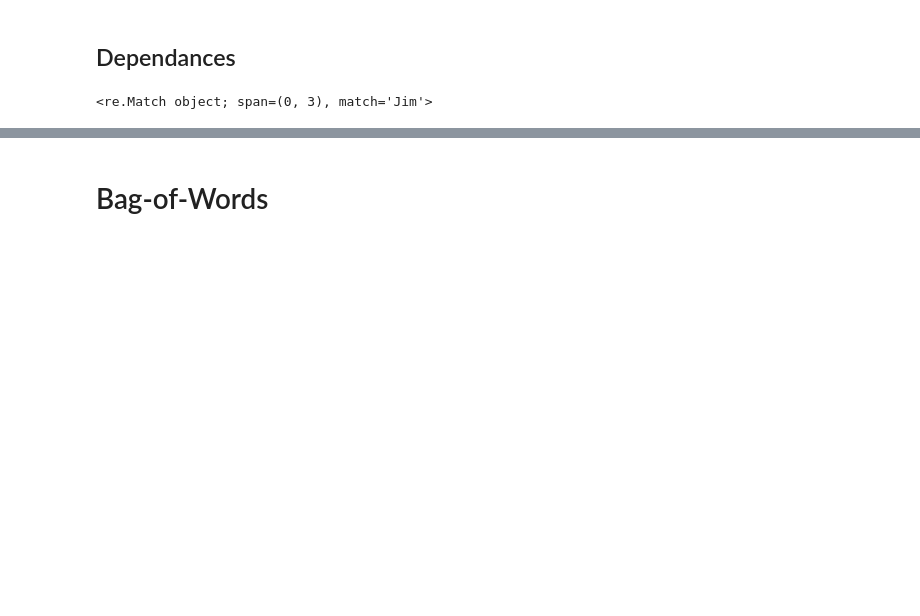
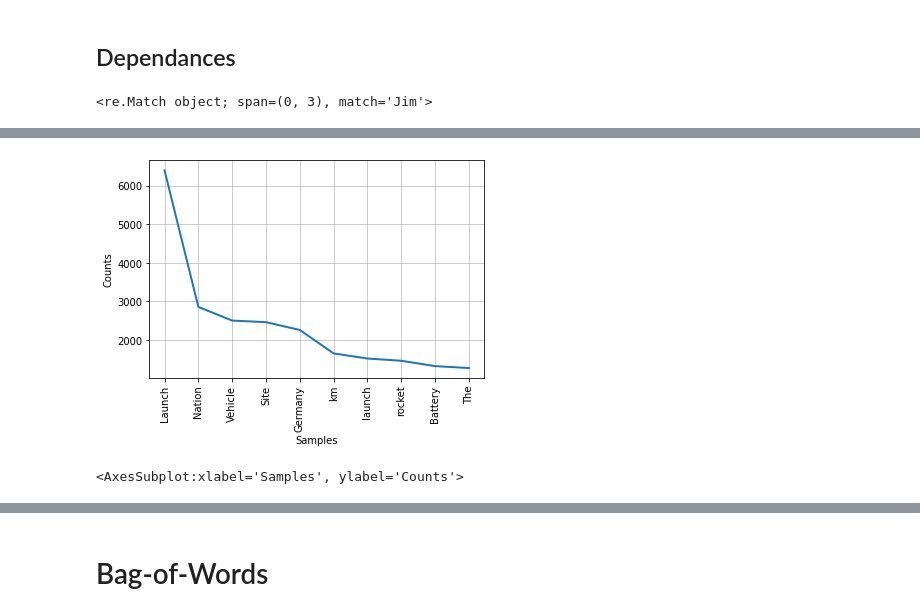
Before and after one commit to DJimmie/NLP-Training, a Jupyter notebook: nltk/dcamp_nlp.ipynb, the cells around one changed output, grey strips where cells are left out. Saved outputs shown, nothing was run; the diff lists cells and outputs as text; code cells hidden in the pictures; blank space fills up the shorter version.

```diff
--- a/nltk/dcamp_nlp.ipynb
+++ b/nltk/dcamp_nlp.ipynb
@@ -64,0 +141,6 @@ re.findall(digits,text)
+# %%
+from nltk.corpus import stopwords
+
+list_of_stopwords=stopwords.words("english")
+
+print(list_of_stopwords)
@@ -64,0 +151,6 @@ re.findall(digits,text)
+# %%
+clean_words=[w for w in words_no_punc if w not in list_of_stopwords]
+
+print(clean_words)
+
+print(len(clean_words))
@@ -64,0 +161,4 @@ re.findall(digits,text)
+# %%
+fdist=FreqDist(clean_words)
+
+fdist.most_common(10)
@@ -64,0 +176,5 @@ re.findall(digits,text)
+# %%
+fdist.plot(10)
+# %% [output]
+[figure, added]
+<AxesSubplot:xlabel='Samples', ylabel='Counts'>
```
Also changed, not shown: parts of 45 cells of this notebook, 5 other files.
